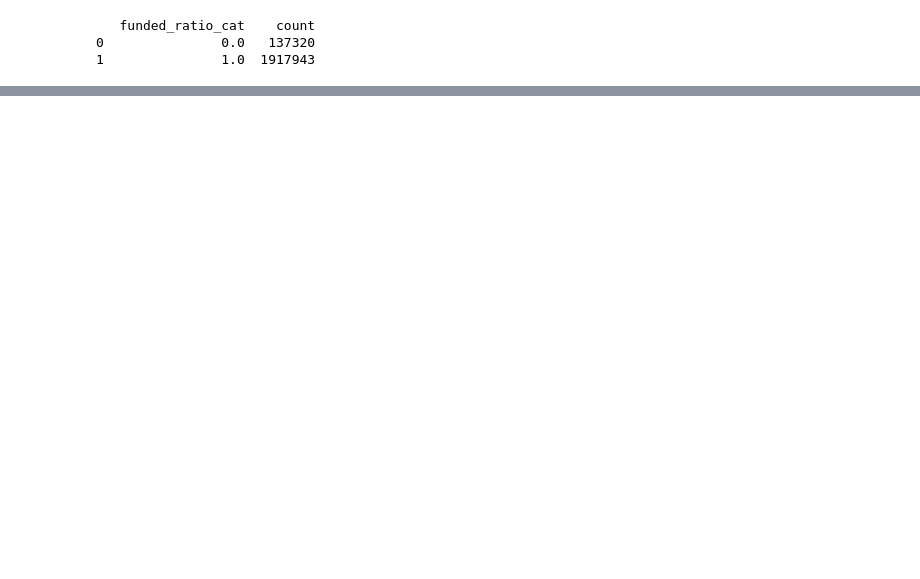
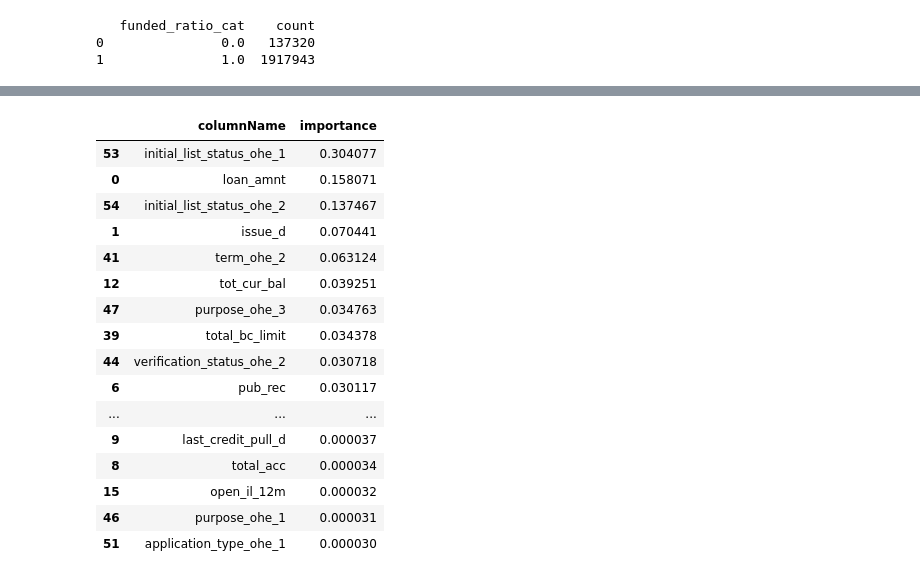
Before and after one commit to bushnej/bdcp, a Jupyter notebook: BDCP_Spring2019.ipynb, the cells around one changed output, grey strips where cells are left out. Cells and saved outputs as stored; diff of their text form; code cells hidden in the pictures; blank space fills up the shorter version.

```diff
--- a/BDCP_Spring2019.ipynb
+++ b/BDCP_Spring2019.ipynb
@@ -533,0 +591,20 @@ Test F1 0.2864177836347558
+# %%
+importantFeatures(dataLogBal2013_2015)
+# %% [output]
+|  | columnName | importance |
+| 53 | initial_list_status_ohe_1 | 0.304077 |
+| 0 | loan_amnt | 0.158071 |
+| 54 | initial_list_status_ohe_2 | 0.137467 |
+| 1 | issue_d | 0.070441 |
+| 41 | term_ohe_2 | 0.063124 |
+| 12 | tot_cur_bal | 0.039251 |
+| 47 | purpose_ohe_3 | 0.034763 |
+| 39 | total_bc_limit | 0.034378 |
+| 44 | verification_status_ohe_2 | 0.030718 |
+| 6 | pub_rec | 0.030117 |
+| ... | ... | ... |
+| 9 | last_credit_pull_d | 0.000037 |
+| 8 | total_acc | 0.000034 |
+| 15 | open_il_12m | 0.000032 |
+| 46 | purpose_ohe_1 | 0.000031 |
+| 51 | application_type_ohe_1 | 0.000030 |
```
Also changed, not shown: parts of 16 cells of this notebook.
